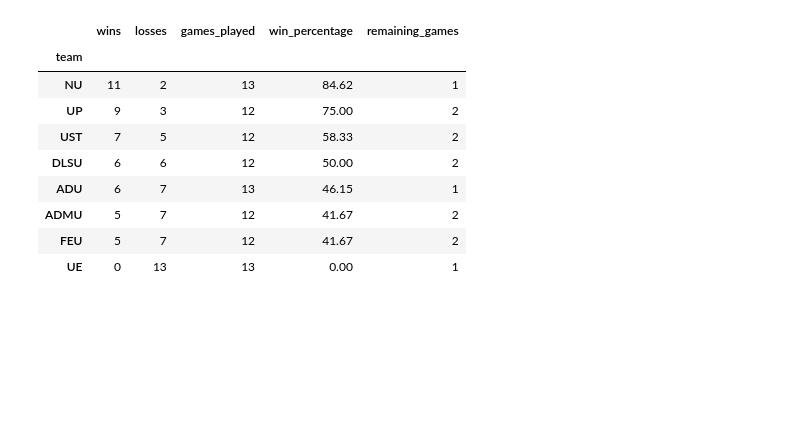
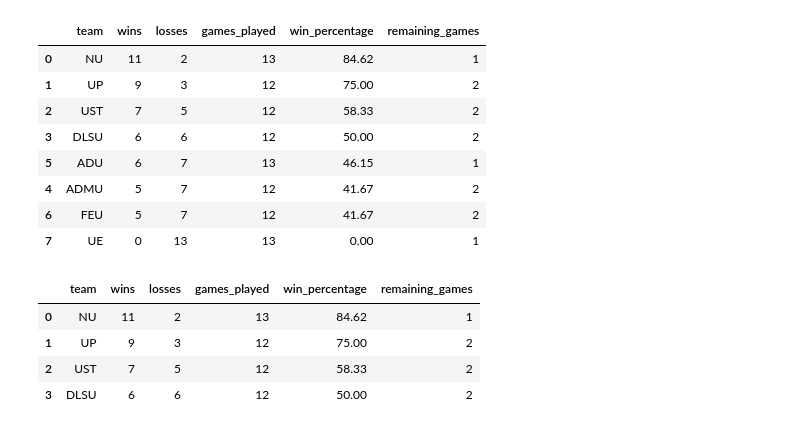
Before and after one commit to dailydatamarco/UAAP-Dummy-Analysis, a Jupyter notebook: UAAP S88 Dummy Analysis.ipynb, the cells around one changed output. Drawn from its saved outputs; the diff is of its cells as text; code cells hidden in the pictures; blank space fills up the shorter version.

```diff
--- a/UAAP S88 Dummy Analysis.ipynb
+++ b/UAAP S88 Dummy Analysis.ipynb
@@ -1,27 +1,37 @@
 # %%
 import pandas as pd
 
 data = {
     'team': ['NU', 'UP', 'UST', 'DLSU', 'ADMU', 'ADU', 'FEU', 'UE'],
     'wins': [11, 9, 7, 6, 5, 6, 5, 0],
     'losses': [2, 3, 5, 6, 7, 7, 7, 13],
     'games_played': [13, 12, 12, 12, 12, 13, 12, 13]
 }
 
 df = pd.DataFrame(data, columns=['team', 'wins', 'losses', 'games_played'])
 df['win_percentage'] = (df['wins'] / df['games_played']*100).round(2)
 df['remaining_games'] = 14 - df['games_played']
-df.sort_values(by='wins', ascending=False, inplace=True)
-df = df.set_index('team')
+df.sort_values(by='win_percentage', ascending=False, inplace=True)
 display(df)
 # %% [output]
-|  | wins | losses | games_played | win_percentage | remaining_games |
-| team |  |  |  |  |  |
-| NU | 11 | 2 | 13 | 84.62 | 1 |
-| UP | 9 | 3 | 12 | 75.00 | 2 |
-| UST | 7 | 5 | 12 | 58.33 | 2 |
-| DLSU | 6 | 6 | 12 | 50.00 | 2 |
-| ADU | 6 | 7 | 13 | 46.15 | 1 |
-| ADMU | 5 | 7 | 12 | 41.67 | 2 |
-| FEU | 5 | 7 | 12 | 41.67 | 2 |
-| UE | 0 | 13 | 13 | 0.00 | 1 |
+|  | team | wins | losses | games_played | win_percentage | remaining_games |
+| 0 | NU | 11 | 2 | 13 | 84.62 | 1 |
+| 1 | UP | 9 | 3 | 12 | 75.00 | 2 |
+| 2 | UST | 7 | 5 | 12 | 58.33 | 2 |
+| 3 | DLSU | 6 | 6 | 12 | 50.00 | 2 |
+| 5 | ADU | 6 | 7 | 13 | 46.15 | 1 |
+| 4 | ADMU | 5 | 7 | 12 | 41.67 | 2 |
+| 6 | FEU | 5 | 7 | 12 | 41.67 | 2 |
+| 7 | UE | 0 | 13 | 13 | 0.00 | 1 |
+# %%
+#Top 4 teams as of now
+top4 = df[0:4]
+display(top4)
+
+top_team = df['wins'].idxmax()
+# %% [output]
+|  | team | wins | losses | games_played | win_percentage | remaining_games |
+| 0 | NU | 11 | 2 | 13 | 84.62 | 1 |
+| 1 | UP | 9 | 3 | 12 | 75.00 | 2 |
+| 2 | UST | 7 | 5 | 12 | 58.33 | 2 |
+| 3 | DLSU | 6 | 6 | 12 | 50.00 | 2 |
```
Also changed, not shown: parts of 6 cells of this notebook.
